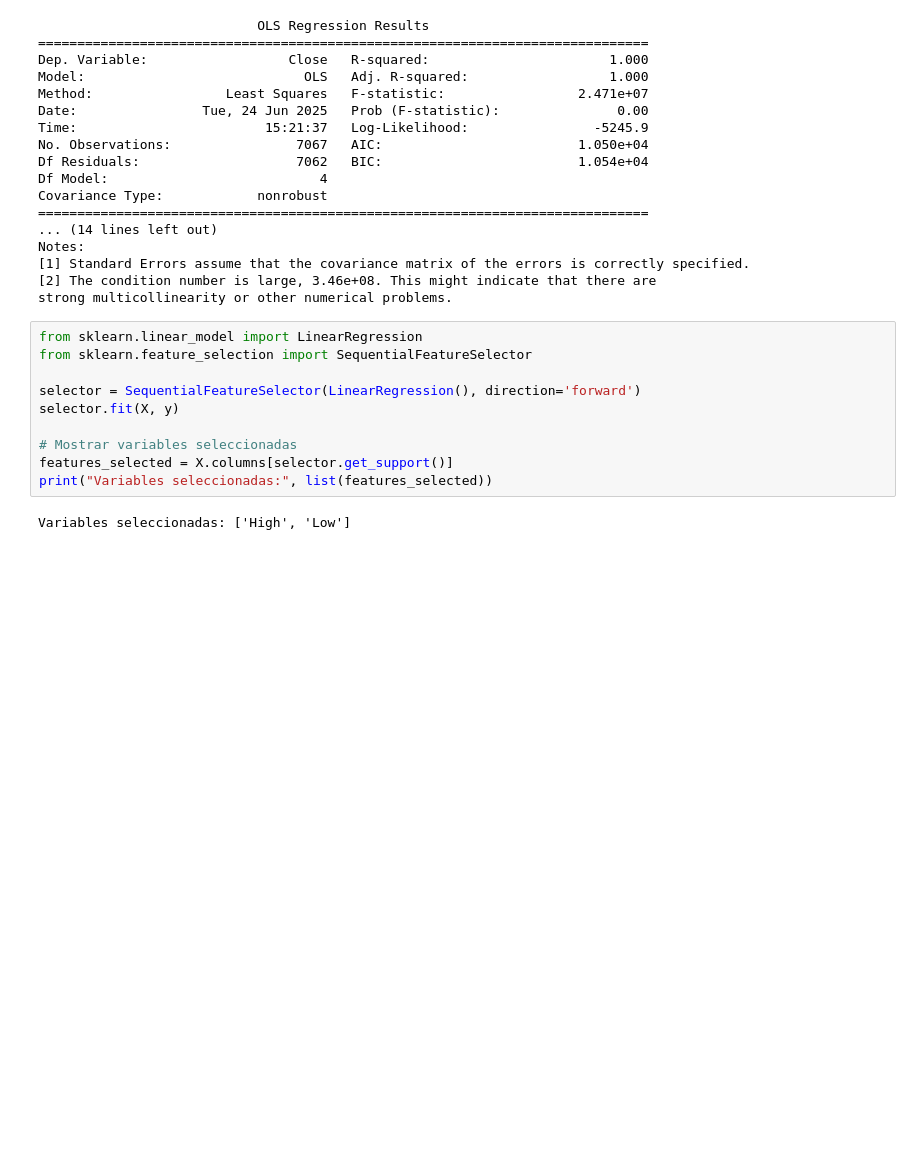
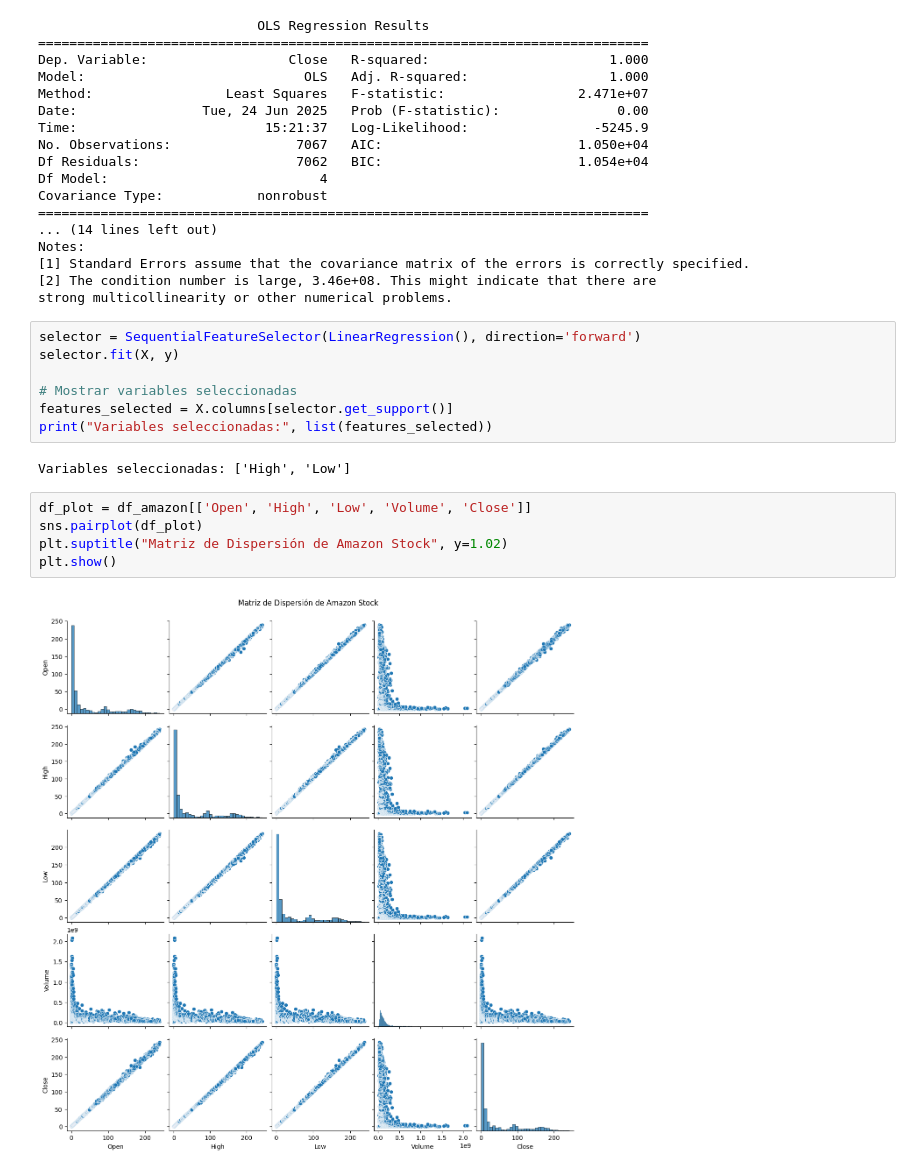
Before and after one commit to mvgarc/Postgrado_MGTI, a Jupyter notebook: Tareas/Data Real/Data_Real_TAREA.ipynb, the cells around one changed output. Saved outputs shown, nothing was run; the diff lists cells and outputs as text; blank space fills up the shorter version.

```diff
--- a/Tareas/Data Real/Data_Real_TAREA.ipynb
+++ b/Tareas/Data Real/Data_Real_TAREA.ipynb
@@ -42,9 +46,6 @@ Notes:
 [2] The condition number is large, 3.46e+08. This might indicate that there are
 strong multicollinearity or other numerical problems.
 # %%
-from sklearn.linear_model import LinearRegression
-from sklearn.feature_selection import SequentialFeatureSelector
-
 selector = SequentialFeatureSelector(LinearRegression(), direction='forward')
 selector.fit(X, y)
 
@@ -53,3 +54,10 @@ features_selected = X.columns[selector.get_support()]
 print("Variables seleccionadas:", list(features_selected))
 # %% [output]
 Variables seleccionadas: ['High', 'Low']
+# %%
+df_plot = df_amazon[['Open', 'High', 'Low', 'Volume', 'Close']]
+sns.pairplot(df_plot)
+plt.suptitle("Matriz de Dispersión de Amazon Stock", y=1.02)
+plt.show()
+# %% [output]
+[figure, added]
```
Also changed, not shown: parts of 1 cell of this notebook.
